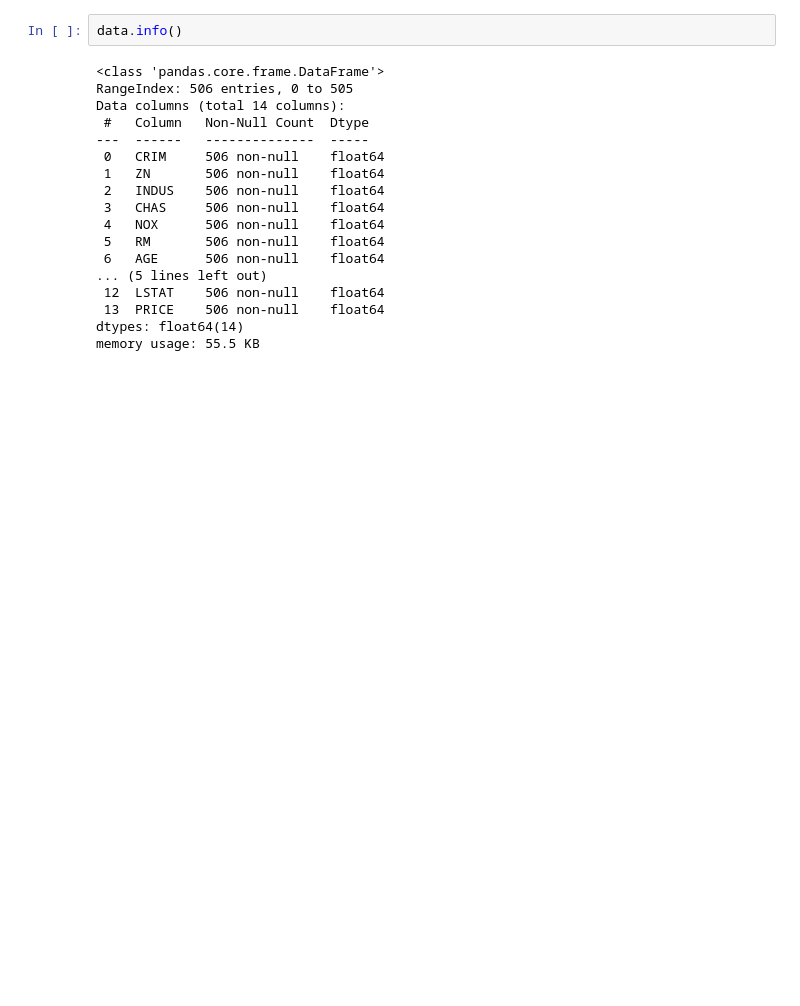
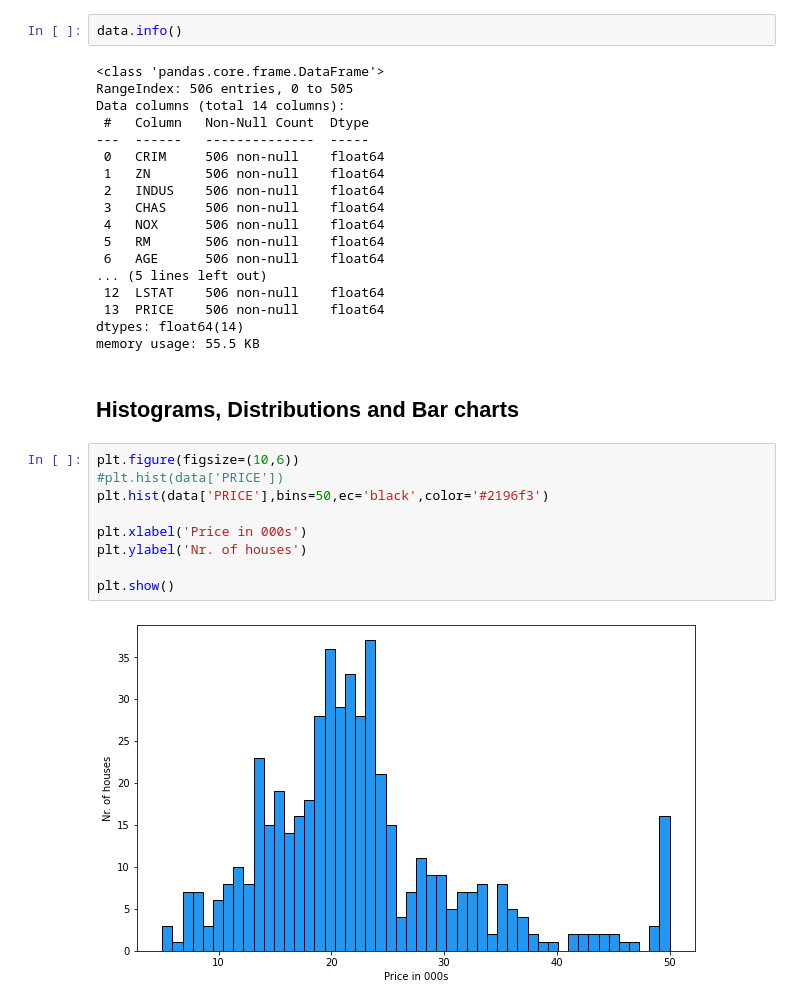
Before and after one commit to gxgarciat/Playground-DataAnalysis, a Jupyter notebook: 8_HousePriceData_MultivariableRegression.ipynb, the cells around one changed output. Drawn from its saved outputs; the diff is of its cells as text; blank space fills up the shorter version.

```diff
--- a/8_HousePriceData_MultivariableRegression.ipynb
+++ b/8_HousePriceData_MultivariableRegression.ipynb
@@ -168,3 +174,16 @@ Data columns (total 14 columns):
  13  PRICE    506 non-null    float64
 dtypes: float64(14)
 memory usage: 55.5 KB
+# %% [markdown]
+## Histograms, Distributions and Bar charts
+# %%
+plt.figure(figsize=(10,6))
+#plt.hist(data['PRICE'])
+plt.hist(data['PRICE'],bins=50,ec='black',color='#2196f3')
+
+plt.xlabel('Price in 000s')
+plt.ylabel('Nr. of houses')
+
+plt.show()
+# %% [output]
+[figure, added]
```
Also changed, not shown: parts of 21 cells of this notebook.
